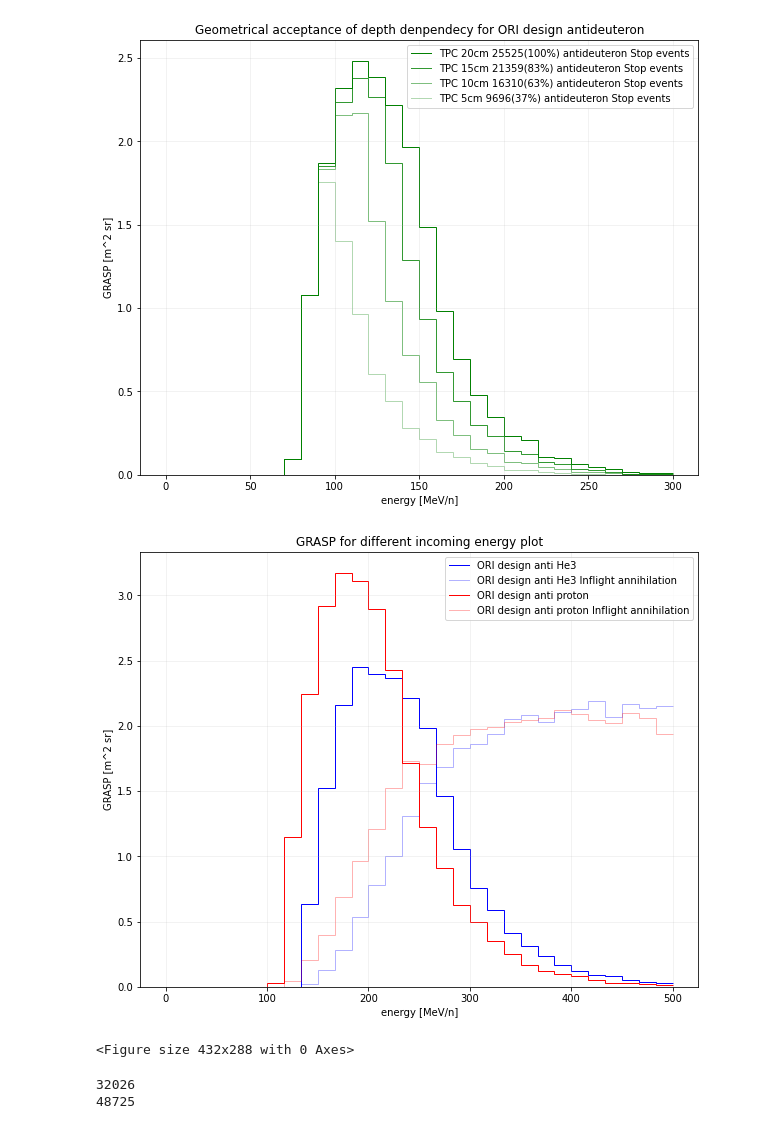
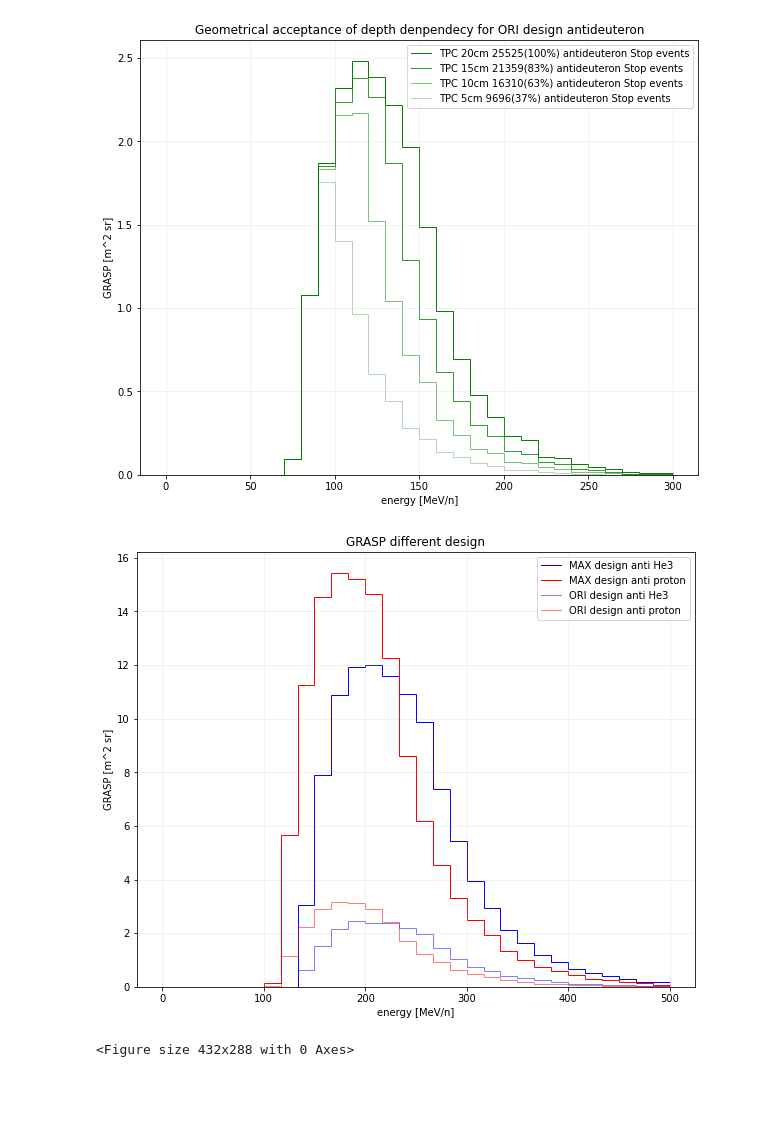
Before and after one commit to Eclipsedclaw/GRAMS, a Jupyter notebook: stats/LArTPC_design_histogram.ipynb, the cells around one changed output. Saved outputs shown, nothing was run; the diff lists cells and outputs as text; code cells hidden in the pictures; blank space fills up the shorter version.

```diff
--- a/stats/LArTPC_design_histogram.ipynb
+++ b/stats/LArTPC_design_histogram.ipynb
@@ -24,17 +22,17 @@ anti_proton_Old = np.array(pd.read_table("/Users/jiancheng/GRAMS/data/TOF/ORI_St
 anti_deuteron_Old = np.array(pd.read_table("/Users/jiancheng/GRAMS/data/TOF/ORI_Stop_anti_deuteron_5e7_Ene_0_600_vector.txt", delimiter = ' '))
 anti_He3_Old = np.array(pd.read_table("/Users/jiancheng/GRAMS/data/TOF/ORI_Stop_anti_He3_5e7_Ene_0_1500_vector.txt", delimiter = ' '))
 
-anti_proton_New = np.array(pd.read_table("/Users/jiancheng/GRAMS/data/TOF/LITv1_Stop_anti_proton_1e8_Ene_0_500_vector.txt", delimiter = ' '))
-anti_deuteron_New = np.array(pd.read_table("/Users/jiancheng/GRAMS/data/TOF/LITv1_Stop_anti_deuteron_1e8_Ene_0_600_vector.txt", delimiter = ' '))
-anti_He3_New = np.array(pd.read_table("/Users/jiancheng/GRAMS/data/TOF/LITv1_Stop_anti_He3_1e8_Ene_0_1500_vector.txt", delimiter = ' '))
+anti_proton_New = np.array(pd.read_table("/Users/jiancheng/GRAMS/data/TOF/MAX_Stop_anti_proton_5e7_Ene_0_500_vector.txt", delimiter = ' '))
+anti_deuteron_New = np.array(pd.read_table("/Users/jiancheng/GRAMS/data/TOF/MAX_Stop_anti_deuteron_5e7_Ene_0_600_vector.txt", delimiter = ' '))
+anti_He3_New = np.array(pd.read_table("/Users/jiancheng/GRAMS/data/TOF/MAX_Stop_anti_He3_5e7_Ene_0_1500_vector.txt", delimiter = ' '))
 
-anti_deuteron_LV3 = np.array(pd.read_table("/Users/jiancheng/GRAMS/data/TOF/LITv3_Stop_anti_deuteron_1e8_Ene_0_600_vector.txt", delimiter = ' '))
+#anti_deuteron_LV3 = np.array(pd.read_table("/Users/jiancheng/GRAMS/data/TOF/LITv3_Stop_anti_deuteron_1e8_Ene_0_600_vector.txt", delimiter = ' '))
 
 """
 set event name and event numbers
 """
 First_design = 'ORI'
-Second_design = 'LITv1'
+Second_design = 'MAX'
 First_Evnets = 5e7
 Second_Evnets = 5e7
 
@@ -379,39 +377,36 @@ plt.savefig("./Geometrical acceptance.jpg")
 # %%
 """
 Comparison plot
 """
 plt.figure(figsize=(10, 8))
 
-GRASP_anti_deuteron_T_Stop = [0] * 30
-anti_deuteron_Stop_T = anti_deuteron_LV3[:,9][anti_deuteron_LV3[:,10]==1]
-for i in range(30):
-        GRASP_anti_deuteron_T_Stop[i] = 400 * math.pi * len(anti_deuteron_Stop_T[np.logical_and(anti_deuteron_Stop_T>i*20, anti_deuteron_Stop_T<(i+1)*20)])/(First_Evnets/30)
+#GRASP_anti_deuteron_T_Stop = [0] * 30
+#anti_deuteron_Stop_T = anti_deuteron_LV3[:,9][anti_deuteron_LV3[:,10]==1]
+#for i in range(30):
+#        GRASP_anti_deuteron_T_Stop[i] = 400 * math.pi * len(anti_deuteron_Stop_T[np.logical_and(anti_deuteron_Stop_T>i*20, anti_deuteron_Stop_T<(i+1)*20)])/(First_Evnets/30)
 
-#plt.stairs(GRASP_anti_He3_M_Stop , antiHe3X, baseline=None, label='%s design anti He3'%Second_design, color='b', alpha=0.99)
+plt.stairs(GRASP_anti_He3_M_Stop , antiHe3X, baseline=None, label='%s design anti He3'%Second_design, color='b', alpha=0.99)
 #plt.stairs(GRASP_anti_deuteron_M_Stop , antideuteronX, baseline=None, label='%s design anti deuteron'%Second_design, color='g', alpha=0.99)
-#plt.stairs(GRASP_anti_proton_M_Stop , antiprotonX, baseline=None, label='%s design anti proton'%Second_design, color='r', alpha=0.99)
+plt.stairs(GRASP_anti_proton_M_Stop , antiprotonX, baseline=None, label='%s design anti proton'%Second_design, color='r', alpha=0.99)
 
-plt.stairs(GRASP_anti_He3_Stop , antiHe3X, baseline=None, label='%s design anti He3'%First_design, color='b', alpha=0.99)
-plt.stairs(GRASP_anti_He3_Inflight , antiHe3X, baseline=None, label='%s design anti He3 Inflight annihilation'%First_design, color='b', alpha=0.3)
+plt.stairs(GRASP_anti_He3_Stop , antiHe3X, baseline=None, label='%s design anti He3'%First_design, color='b', alpha=0.5)
+#plt.stairs(GRASP_anti_He3_Inflight , antiHe3X, baseline=None, label='%s design anti He3 Inflight annihilation'%First_design, color='b', alpha=0.3)
 #plt.stairs(GRASP_anti_deuteron_Stop , antideuteronX, baseline=None, label='cylinder TPC140cm design anti deuteron', color='r', alpha=0.4)
-plt.stairs(GRASP_anti_proton_Stop , antiprotonX, baseline=None, label='%s design anti proton'%First_design, color='r', alpha=0.99)
-plt.stairs(GRASP_anti_proton_Inflight , antiprotonX, baseline=None, label='%s design anti proton Inflight annihilation'%First_design, color='r', alpha=0.3)
+plt.stairs(GRASP_anti_proton_Stop , antiprotonX, baseline=None, label='%s design anti proton'%First_design, color='r', alpha=0.5)
+#plt.stairs(GRASP_anti_proton_Inflight , antiprotonX, baseline=None, label='%s design anti proton Inflight annihilation'%First_design, color='r', alpha=0.3)
 
 #plt.stairs(GRASP_anti_deuteron_T_Stop , antideuteronX, baseline=None, label='cylinder TPC155cm design anti deuteron', color='r', alpha=0.8)
 
 plt.xlabel("energy [MeV/n]")
 plt.ylabel("GRASP [m^2 sr]")
 plt.legend()
 plt.grid(alpha=0.2)
-plt.title('GRASP for different incoming energy plot')
+plt.title('GRASP different design')
 plt.show()
 plt.savefig("./Geometrical acceptance.jpg")
 # %% [output]
-[figure, old version]
+[figure, new version]
 <Figure size 432x288 with 0 Axes>
 # %%
 print(len(anti_proton_Stop))
-print(len(anti_proton_Inflight))
+print(len(anti_He3_Stop))
-# %% [output]
-32026
-48725
```
Also changed, not shown: parts of 7 cells of this notebook, 1 other file.
